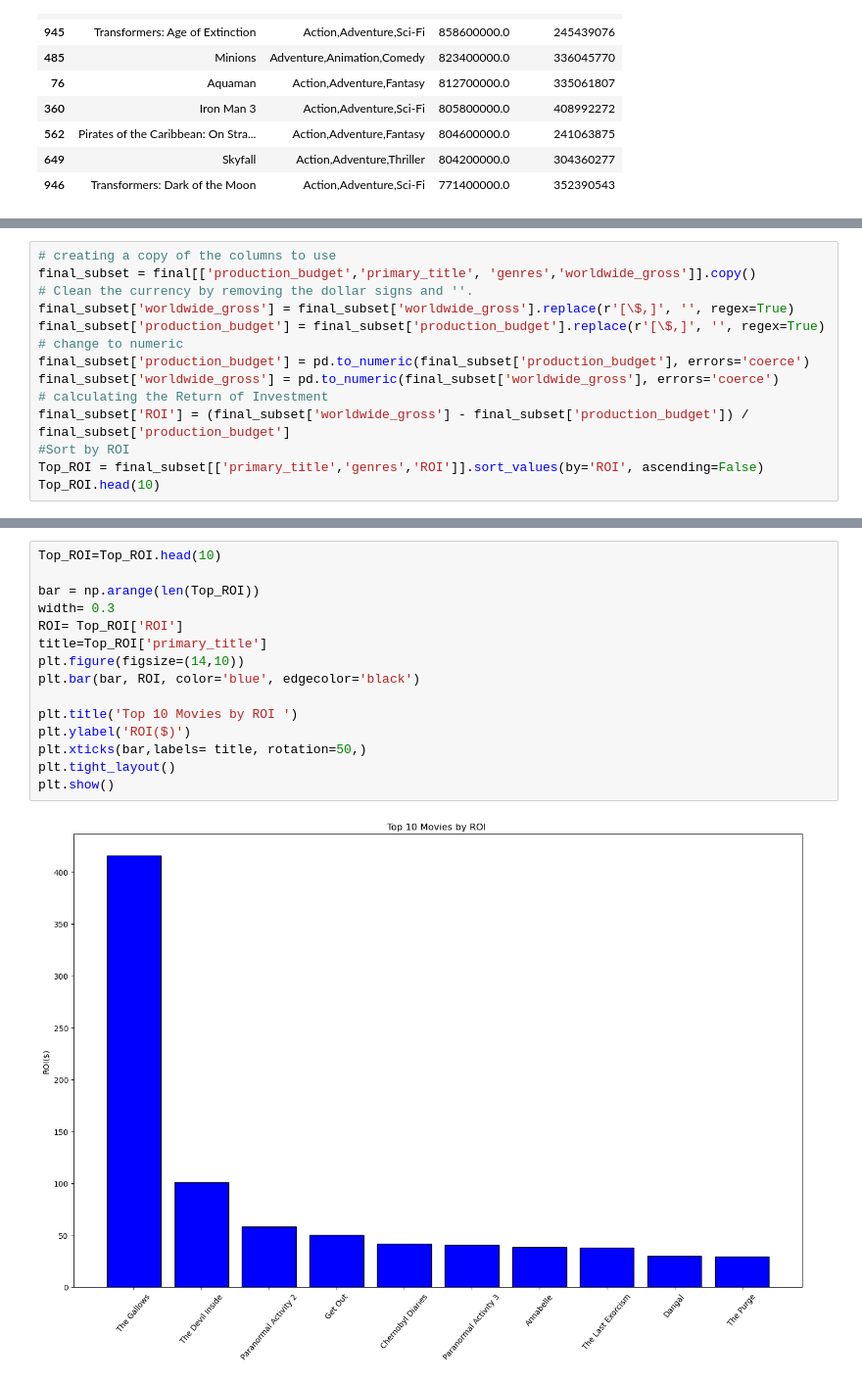
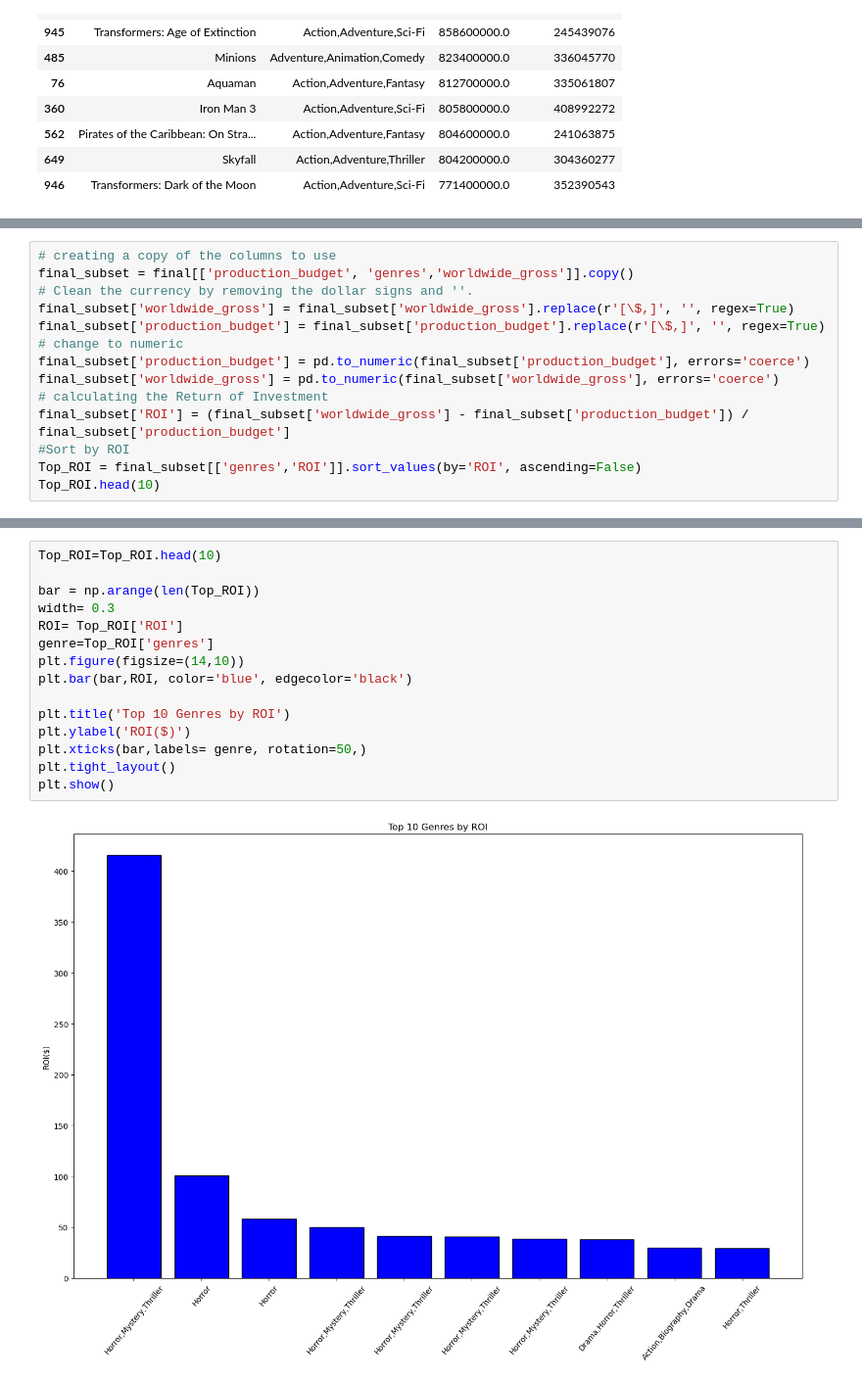
Before and after one commit to Luccy-svg/New_Movie_Studio_Project, a Jupyter notebook: student.ipynb, the cells around one changed output, grey strips where cells are left out. Shown at 98% size. Cells and saved outputs as stored; diff of their text form.

```diff
--- a/student.ipynb
+++ b/student.ipynb
@@ -1086,6 +1123,6 @@ plt.show()
 # %%
 # creating a copy of the columns to use
-final_subset = final[['production_budget','primary_title', 'genres','worldwide_gross']].copy()
+final_subset = final[['production_budget', 'genres','worldwide_gross']].copy()
 # Clean the currency by removing the dollar signs and ''.
 final_subset['worldwide_gross'] = final_subset['worldwide_gross'].replace(r'[\$,]', '', regex=True)
 final_subset['production_budget'] = final_subset['production_budget'].replace(r'[\$,]', '', regex=True)
@@ -1095,6 +1132,6 @@ final_subset['worldwide_gross'] = pd.to_numeric(final_subset['worldwide_gross'],
 # calculating the Return of Investment
 final_subset['ROI'] = (final_subset['worldwide_gross'] - final_subset['production_budget']) / final_subset['production_budget']
 #Sort by ROI
-Top_ROI = final_subset[['primary_title','genres','ROI']].sort_values(by='ROI', ascending=False)
+Top_ROI = final_subset[['genres','ROI']].sort_values(by='ROI', ascending=False)
 Top_ROI.head(10)
 # %% [output]
@@ -1112,17 +1151,17 @@ Top_ROI.head(10)
 # %%
 Top_ROI=Top_ROI.head(10)
 
 bar = np.arange(len(Top_ROI))
 width= 0.3
 ROI= Top_ROI['ROI']
-title=Top_ROI['primary_title']
+genre=Top_ROI['genres']
 plt.figure(figsize=(14,10))
-plt.bar(bar, ROI, color='blue', edgecolor='black')
+plt.bar(bar,ROI, color='blue', edgecolor='black')
 
-plt.title('Top 10 Movies by ROI ')
+plt.title('Top 10 Genres by ROI')
 plt.ylabel('ROI($)')
-plt.xticks(bar,labels= title, rotation=50,)
+plt.xticks(bar,labels= genre, rotation=50,)
 plt.tight_layout()
 plt.show()
 # %% [output]
-[figure, old version]
+[figure, new version]
```
Also changed, not shown: parts of 18 cells of this notebook.
